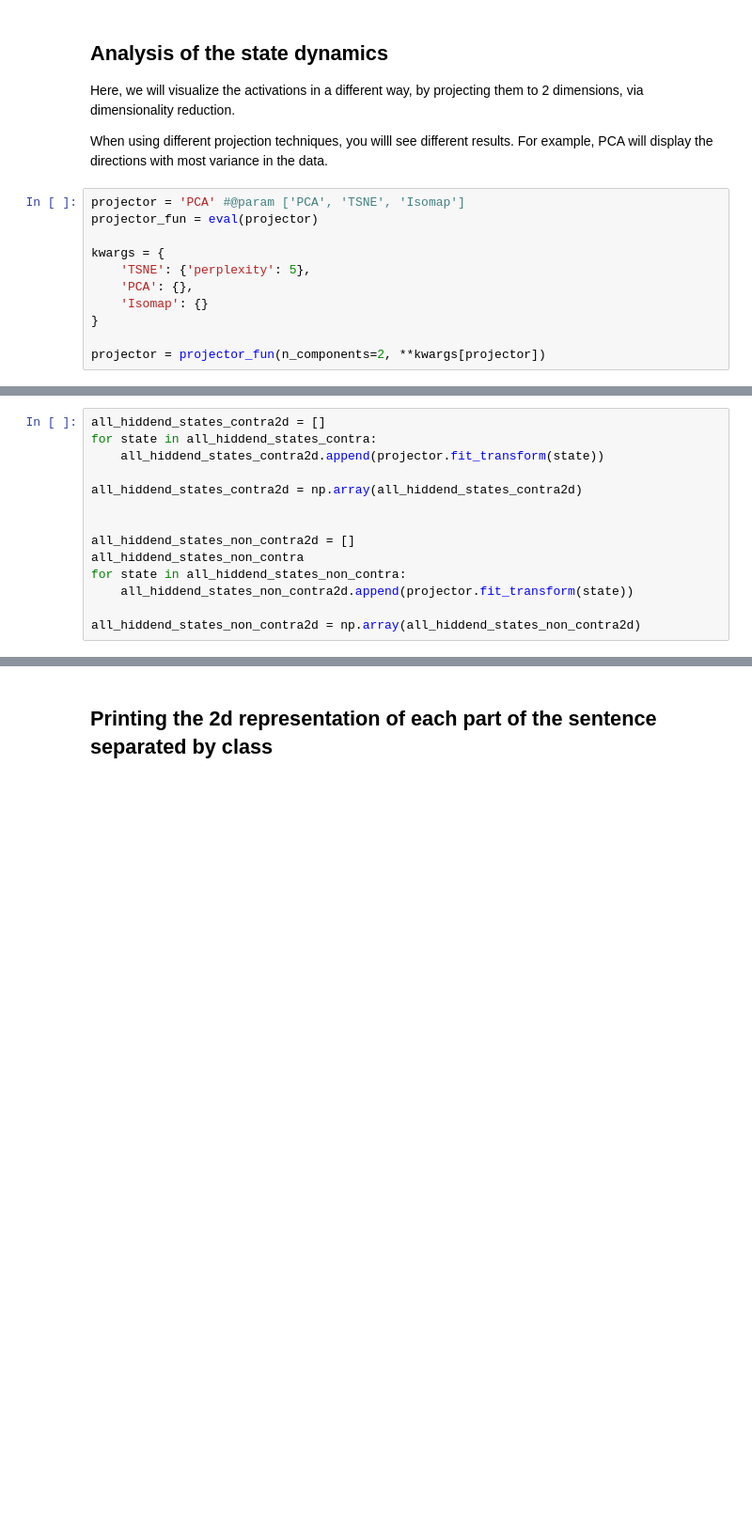
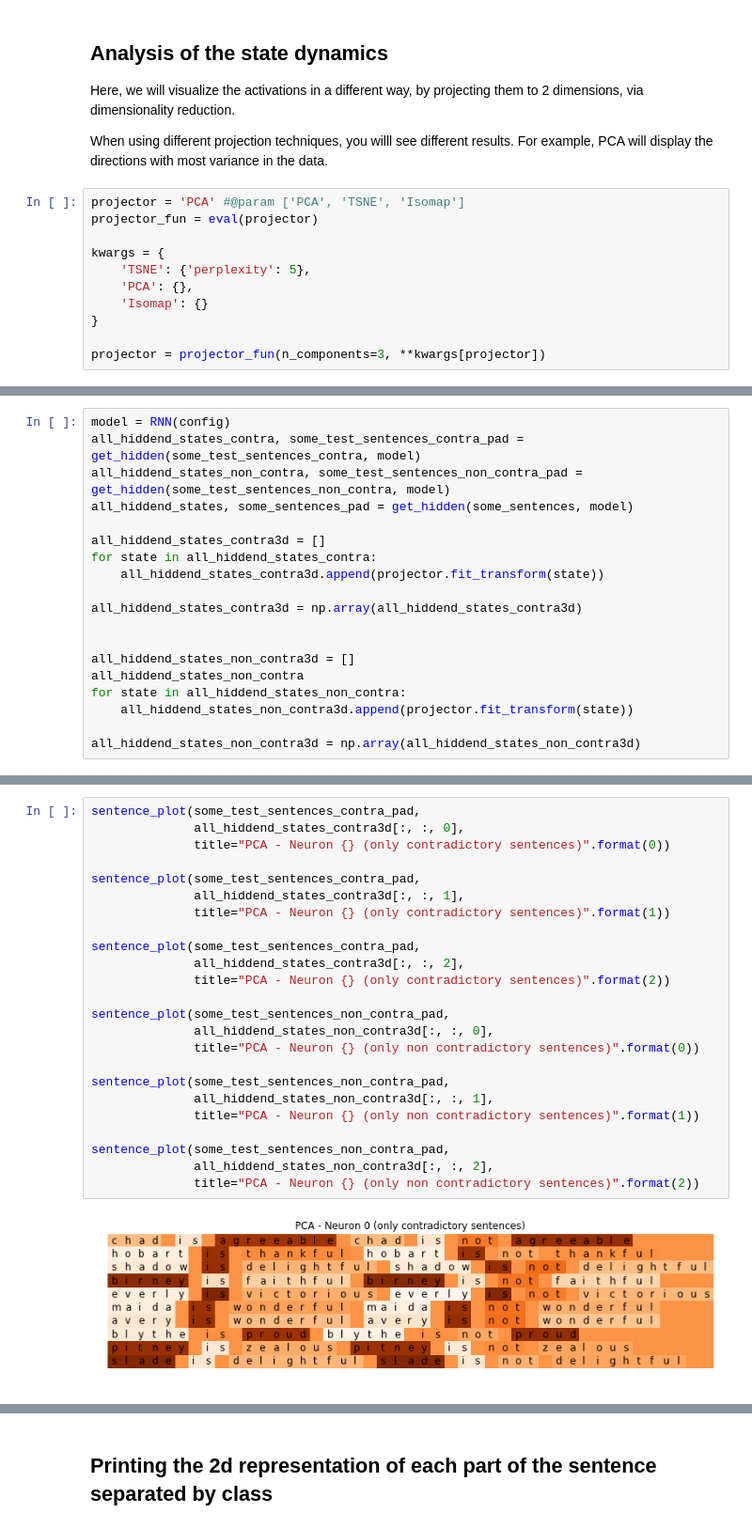
Before and after one commit to felipessalvatore/ContraQA, a Jupyter notebook: contra_qa/train/b1_v2_RNN.ipynb, the cells around one changed output, grey strips where cells are left out. Shown at 94% size. Drawn from its saved outputs; the diff is of its cells as text; blank space fills up the shorter version.

```diff
--- a/contra_qa/train/b1_v2_RNN.ipynb
+++ b/contra_qa/train/b1_v2_RNN.ipynb
@@ -779,4 +762,4 @@ kwargs = {
     'Isomap': {}
 }
 
-projector = projector_fun(n_components=2, **kwargs[projector])
+projector = projector_fun(n_components=3, **kwargs[projector])
@@ -783,15 +768,20 @@ projector = projector_fun(n_components=2, **kwargs[projector])
 # %%
-all_hiddend_states_contra2d = []
+model = RNN(config)
+all_hiddend_states_contra, some_test_sentences_contra_pad = get_hidden(some_test_sentences_contra, model)
+all_hiddend_states_non_contra, some_test_sentences_non_contra_pad = get_hidden(some_test_sentences_non_contra, model)
+all_hiddend_states, some_sentences_pad = get_hidden(some_sentences, model)
+
+all_hiddend_states_contra3d = []
 for state in all_hiddend_states_contra:
-    all_hiddend_states_contra2d.append(projector.fit_transform(state))
+    all_hiddend_states_contra3d.append(projector.fit_transform(state))
 
-all_hiddend_states_contra2d = np.array(all_hiddend_states_contra2d)
+all_hiddend_states_contra3d = np.array(all_hiddend_states_contra3d)
 
 
-all_hiddend_states_non_contra2d = []
+all_hiddend_states_non_contra3d = []
 all_hiddend_states_non_contra
 for state in all_hiddend_states_non_contra:
-    all_hiddend_states_non_contra2d.append(projector.fit_transform(state))
+    all_hiddend_states_non_contra3d.append(projector.fit_transform(state))
 
-all_hiddend_states_non_contra2d = np.array(all_hiddend_states_non_contra2d)
+all_hiddend_states_non_contra3d = np.array(all_hiddend_states_non_contra3d)
 # %% [markdown]
@@ -806,0 +789,26 @@ sentence_plot(some_test_sentences_contra,
+# %%
+sentence_plot(some_test_sentences_contra_pad,
+              all_hiddend_states_contra3d[:, :, 0],
+              title="PCA - Neuron {} (only contradictory sentences)".format(0))
+
+sentence_plot(some_test_sentences_contra_pad,
+              all_hiddend_states_contra3d[:, :, 1],
+              title="PCA - Neuron {} (only contradictory sentences)".format(1))
+
+sentence_plot(some_test_sentences_contra_pad,
+              all_hiddend_states_contra3d[:, :, 2],
+              title="PCA - Neuron {} (only contradictory sentences)".format(2))
+
+sentence_plot(some_test_sentences_non_contra_pad,
+              all_hiddend_states_non_contra3d[:, :, 0],
+              title="PCA - Neuron {} (only non contradictory sentences)".format(0))
+
+sentence_plot(some_test_sentences_non_contra_pad,
+              all_hiddend_states_non_contra3d[:, :, 1],
+              title="PCA - Neuron {} (only non contradictory sentences)".format(1))
+
+sentence_plot(some_test_sentences_non_contra_pad,
+              all_hiddend_states_non_contra3d[:, :, 2],
+              title="PCA - Neuron {} (only non contradictory sentences)".format(2))
+# %% [output]
+[figure, added]
```
Also changed, not shown: parts of 29 cells of this notebook.
